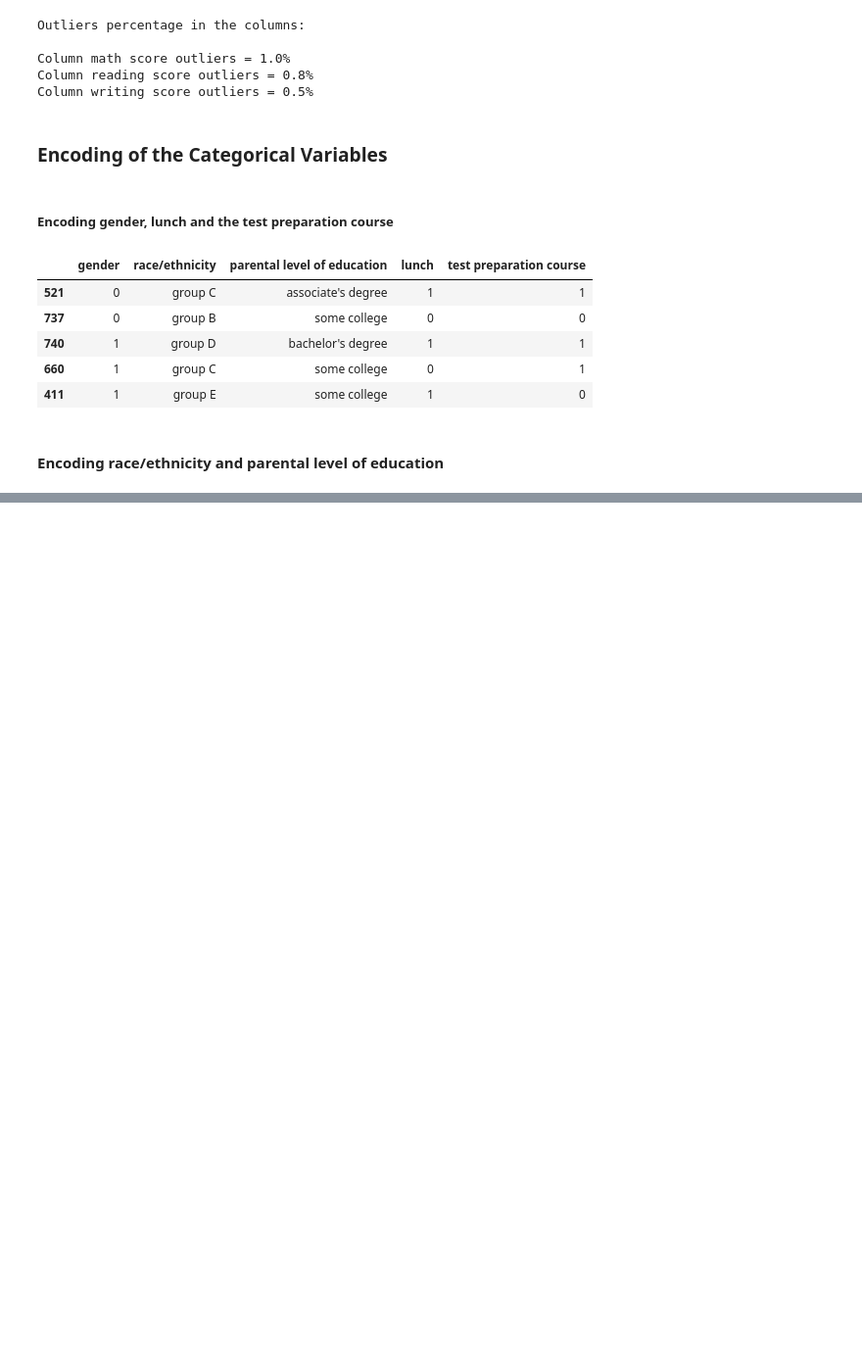
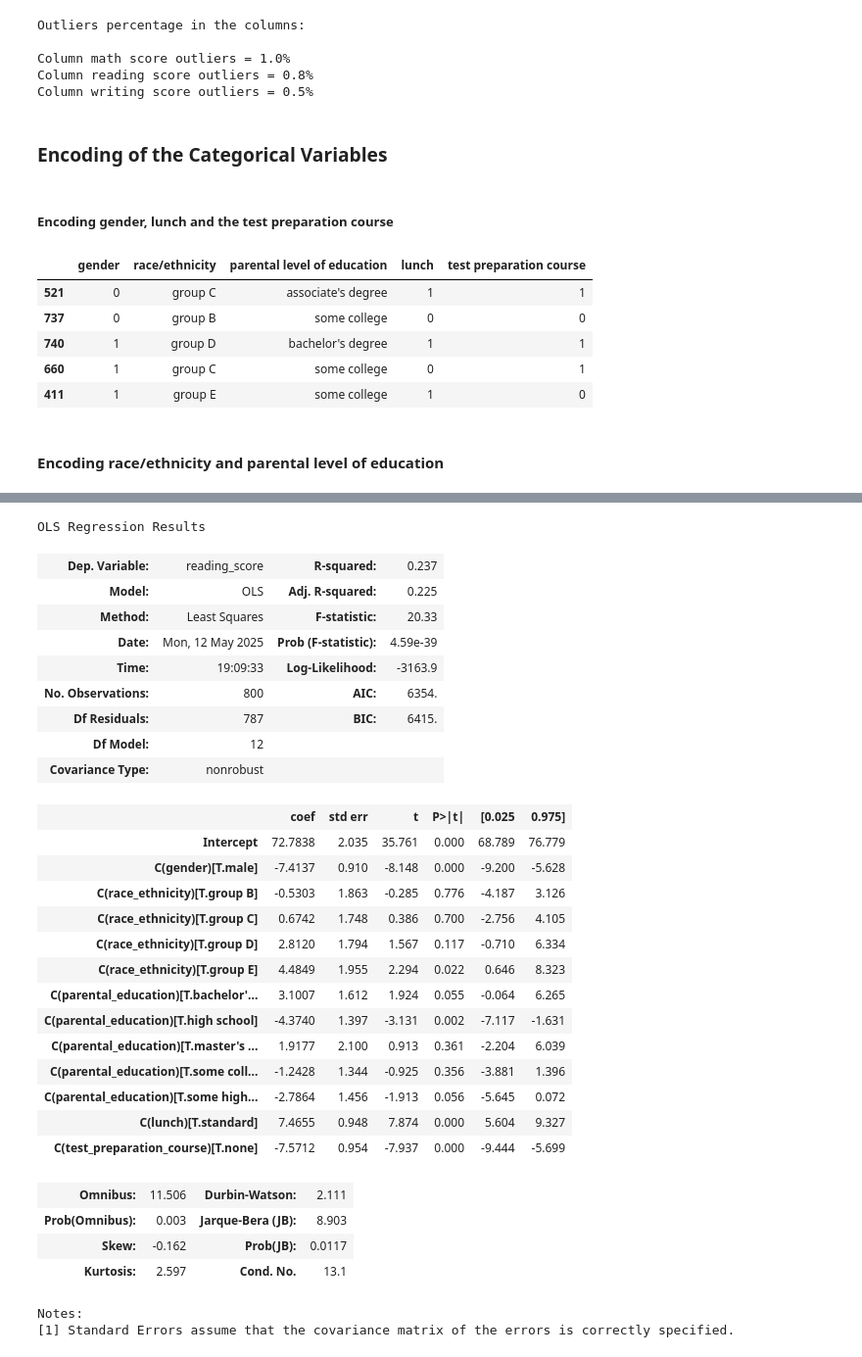
Before and after one commit to adam04-D/Simple-Linear-Regression-from-Scratch, a Jupyter notebook: reg-multipe/reg-mult.ipynb, the cells around one changed output, grey strips where cells are left out. Shown: that part at 98% size. Saved outputs shown, nothing was run; the diff lists cells and outputs as text; code cells hidden in the pictures; blank space fills up the shorter version.

```diff
--- a/reg-multipe/reg-mult.ipynb
+++ b/reg-multipe/reg-mult.ipynb
@@ -262,0 +520,39 @@ X_test.head()
+# %%
+### predicting the reading score
+
+model2 = sm.OLS.from_formula('reading_score ~ C(gender) + C(race_ethnicity) + C(parental_education) + C(lunch) + C(test_preparation_course)', data=train)
+
+results2 = model2.fit()
+
+results2.summary()
+# %% [output]
+OLS Regression Results
+| Dep. Variable: | reading_score | R-squared: | 0.237 |
+| Model: | OLS | Adj. R-squared: | 0.225 |
+| Method: | Least Squares | F-statistic: | 20.33 |
+| Date: | Mon, 12 May 2025 | Prob (F-statistic): | 4.59e-39 |
+| Time: | 19:09:33 | Log-Likelihood: | -3163.9 |
+| No. Observations: | 800 | AIC: | 6354. |
+| Df Residuals: | 787 | BIC: | 6415. |
+| Df Model: | 12 |  |  |
+| Covariance Type: | nonrobust |  |  |
+|  | coef | std err | t | P>|t| | [0.025 | 0.975] |
+| Intercept | 72.7838 | 2.035 | 35.761 | 0.000 | 68.789 | 76.779 |
+| C(gender)[T.male] | -7.4137 | 0.910 | -8.148 | 0.000 | -9.200 | -5.628 |
+| C(race_ethnicity)[T.group B] | -0.5303 | 1.863 | -0.285 | 0.776 | -4.187 | 3.126 |
+| C(race_ethnicity)[T.group C] | 0.6742 | 1.748 | 0.386 | 0.700 | -2.756 | 4.105 |
+| C(race_ethnicity)[T.group D] | 2.8120 | 1.794 | 1.567 | 0.117 | -0.710 | 6.334 |
+| C(race_ethnicity)[T.group E] | 4.4849 | 1.955 | 2.294 | 0.022 | 0.646 | 8.323 |
+| C(parental_education)[T.bachelor'... | 3.1007 | 1.612 | 1.924 | 0.055 | -0.064 | 6.265 |
+| C(parental_education)[T.high school] | -4.3740 | 1.397 | -3.131 | 0.002 | -7.117 | -1.631 |
+| C(parental_education)[T.master's ... | 1.9177 | 2.100 | 0.913 | 0.361 | -2.204 | 6.039 |
+| C(parental_education)[T.some coll... | -1.2428 | 1.344 | -0.925 | 0.356 | -3.881 | 1.396 |
+| C(parental_education)[T.some high... | -2.7864 | 1.456 | -1.913 | 0.056 | -5.645 | 0.072 |
+| C(lunch)[T.standard] | 7.4655 | 0.948 | 7.874 | 0.000 | 5.604 | 9.327 |
+| C(test_preparation_course)[T.none] | -7.5712 | 0.954 | -7.937 | 0.000 | -9.444 | -5.699 |
+| Omnibus: | 11.506 | Durbin-Watson: | 2.111 |
+| Prob(Omnibus): | 0.003 | Jarque-Bera (JB): | 8.903 |
+| Skew: | -0.162 | Prob(JB): | 0.0117 |
+| Kurtosis: | 2.597 | Cond. No. | 13.1 |
+Notes:
+[1] Standard Errors assume that the covariance matrix of the errors is correctly specified.
```
Also changed, not shown: parts of 16 cells of this notebook.
